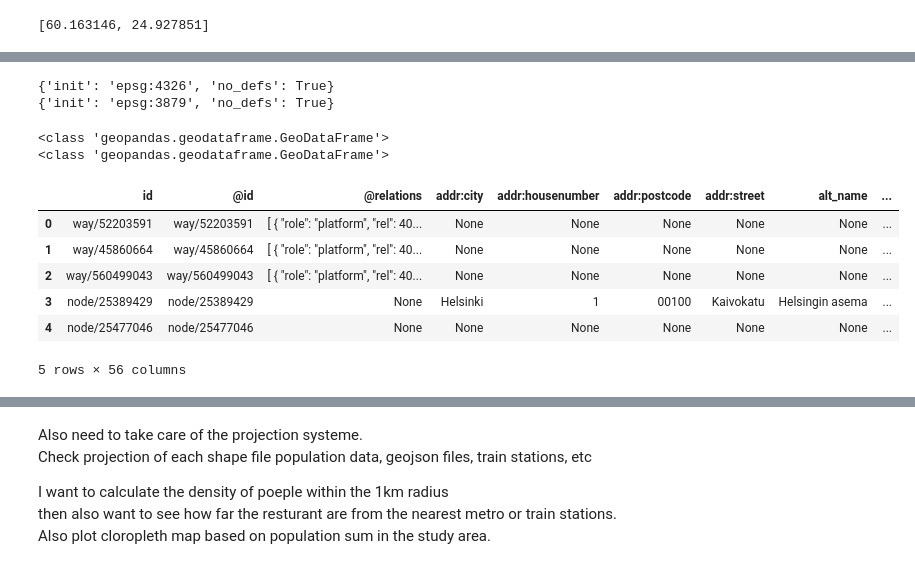
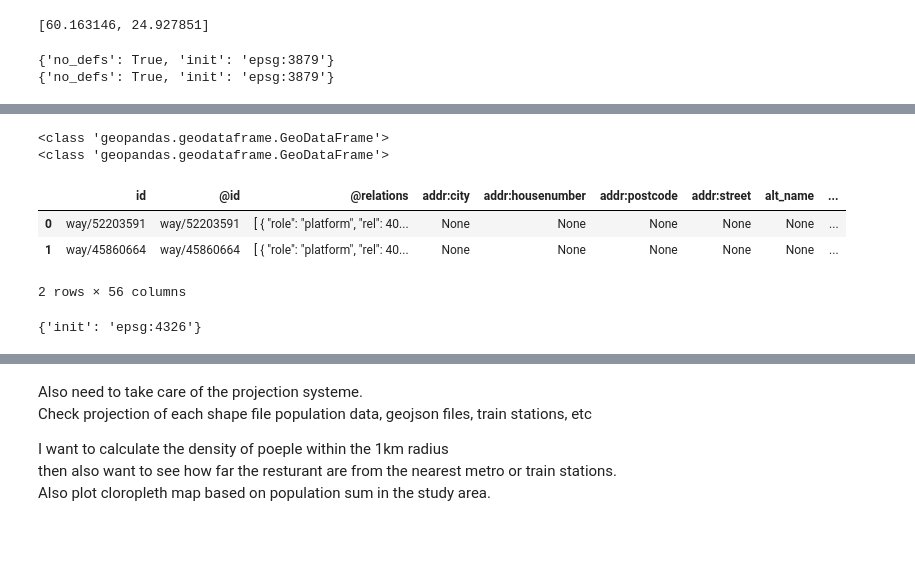
Before and after one commit to AdBinay/NepaleseResturantHelsinkiRegion, a Jupyter notebook: notebooks/FinalAssignment/FinalAssignmentAutoGIS_v3.ipynb, the cells around one changed output, grey strips where cells are left out. Cells and saved outputs as stored; diff of their text form; code cells hidden in the pictures; blank space fills up the shorter version.

```diff
--- a/notebooks/FinalAssignment/FinalAssignmentAutoGIS_v3.ipynb
+++ b/notebooks/FinalAssignment/FinalAssignmentAutoGIS_v3.ipynb
@@ -122,6 +122,17 @@ len(locationlist)
 locationlist[7]
 # %% [output]
 [60.163146, 24.927851]
+# %%
+# Project geodata to Gauskruger 4, Finland
+print(geodata.crs)
+geodata = geodata.to_crs(epsg=3879)
+print(geodata.crs)
+
+# save the GeoDataFrame
+#geodata.to_file(driver = 'ESRI Shapefile', filename= "Data/NepaliResturantLocation.shp")
+# %% [output]
+{'no_defs': True, 'init': 'epsg:3879'}
+{'no_defs': True, 'init': 'epsg:3879'}
 # %%
 import folium.plugins
 
@@ -138,16 +149,6 @@ map2
 # %%
 outfp = "Data/NepaleseResturantInHelsinkiRegionsCluster.html"
 map2.save(outfp)
-# %%
-print(geodata.crs)
-geodata = geodata.to_crs(epsg=3879)
-print(geodata.crs)
-
-# save the GeoDataFrame
-#geodata.to_file(driver = 'ESRI Shapefile', filename= "Data/NepaliResturantLocation.shp")
-# %% [output]
-{'init': 'epsg:4326', 'no_defs': True}
-{'init': 'epsg:3879', 'no_defs': True}
 # %%
 import geopandas as gpd
 
@@ -164,15 +164,16 @@ print(type(TrainStation))
 <class 'geopandas.geodataframe.GeoDataFrame'>
 <class 'geopandas.geodataframe.GeoDataFrame'>
 # %%
-TrainStation.head()
+TrainStation.head(2)
 # %% [output]
 |  | id | @id | @relations | addr:city | addr:housenumber | addr:postcode | addr:street | alt_name | ... |
 | 0 | way/52203591 | way/52203591 | [ { "role": "platform", "rel": 40... | None | None | None | None | None | ... |
 | 1 | way/45860664 | way/45860664 | [ { "role": "platform", "rel": 40... | None | None | None | None | None | ... |
-| 2 | way/560499043 | way/560499043 | [ { "role": "platform", "rel": 40... | None | None | None | None | None | ... |
-| 3 | node/25389429 | node/25389429 | None | Helsinki | 1 | 00100 | Kaivokatu | Helsingin asema | ... |
-| 4 | node/25477046 | node/25477046 | None | None | None | None | None | None | ... |
-5 rows × 56 columns
+2 rows × 56 columns
+# %%
+MetroStation.crs
+# %% [output]
+{'init': 'epsg:4326'}
 # %%
 # mark each station as a point
 m = folium.Map(location=[60.20, 24.9], zoom_start=12)
```
Also changed, not shown: parts of 13 cells of this notebook.
